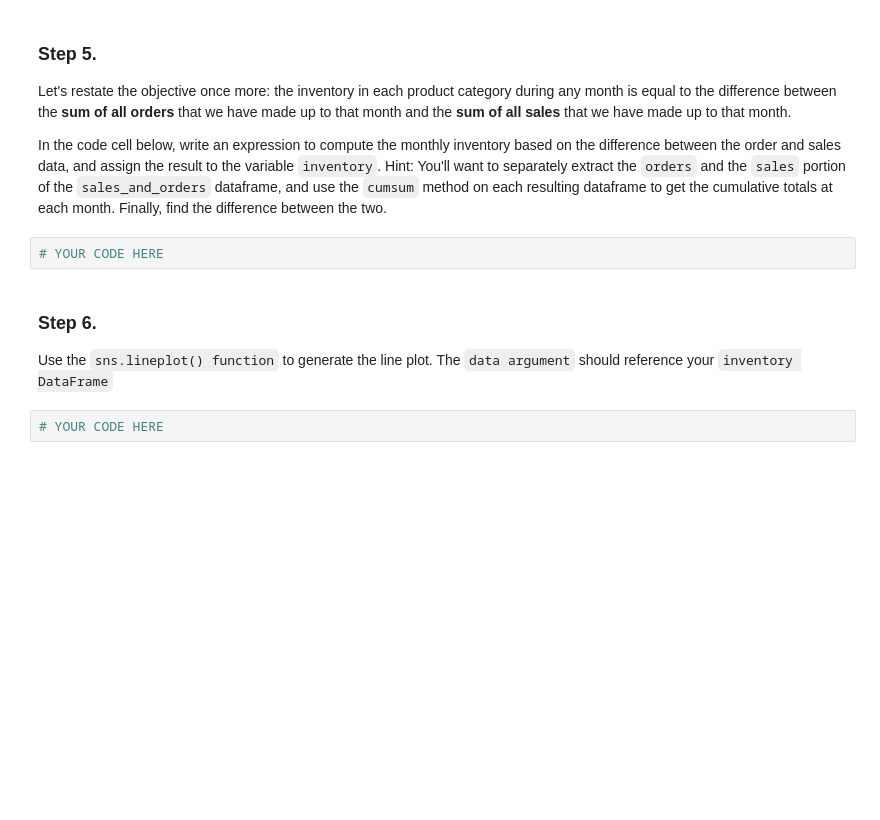
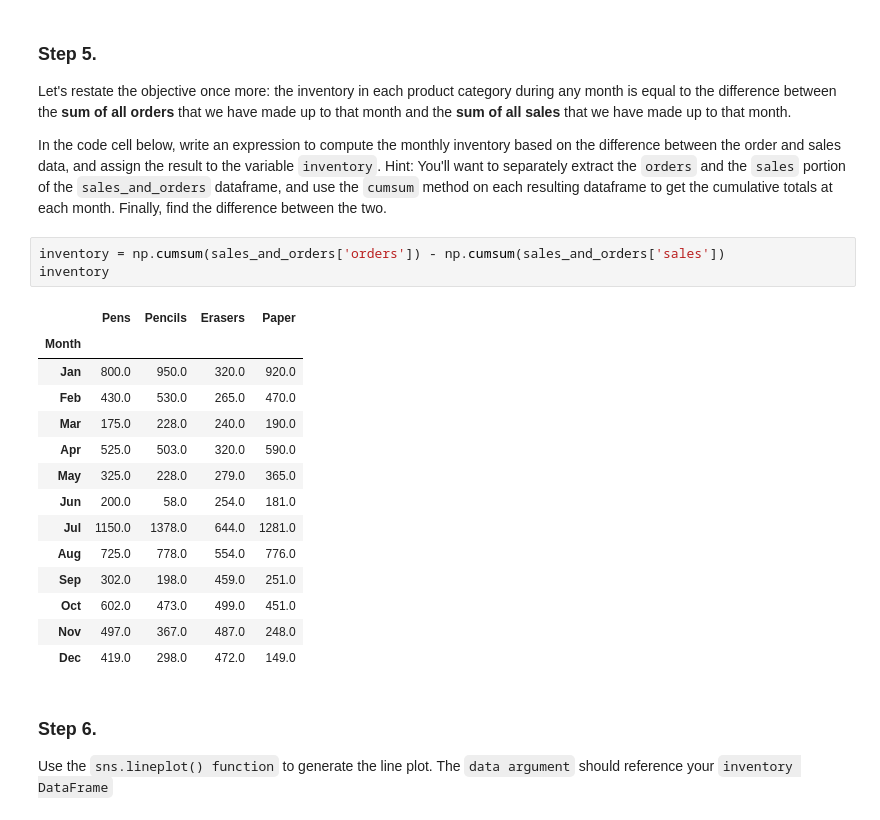
Before and after one commit to brownieboi3128/CIS_340, a Jupyter notebook: 4/4.2/Ex4.2_Visualizing_Joined_Datasets.ipynb, the cells around one changed output. Drawn from its saved outputs; the diff is of its cells as text; blank space fills up the shorter version.

````diff
--- a/4/4.2/Ex4.2_Visualizing_Joined_Datasets.ipynb
+++ b/4/4.2/Ex4.2_Visualizing_Joined_Datasets.ipynb
@@ -85,11 +174,25 @@
 Let's restate the objective once more: the inventory in each product category during any month is equal to the difference between the <b>sum of all orders</b> that we have made up to that month and the <b>sum of all sales</b> that we have made up to that month.
 
 In the code cell below, write an expression to compute the monthly inventory based on the difference between the order and sales data, and assign the result to the variable ```inventory```.  Hint: You'll want to separately extract the `orders` and the `sales` portion of the `sales_and_orders` dataframe, and use the ```cumsum``` method on each resulting dataframe to get the cumulative totals at each month. Finally, find the difference between the two.
-# %%
-# YOUR CODE HERE
+# %%
+inventory = np.cumsum(sales_and_orders['orders']) - np.cumsum(sales_and_orders['sales'])
+inventory
+# %% [output]
+|  | Pens | Pencils | Erasers | Paper |
+| Month |  |  |  |  |
+| Jan | 800.0 | 950.0 | 320.0 | 920.0 |
+| Feb | 430.0 | 530.0 | 265.0 | 470.0 |
+| Mar | 175.0 | 228.0 | 240.0 | 190.0 |
+| Apr | 525.0 | 503.0 | 320.0 | 590.0 |
+| May | 325.0 | 228.0 | 279.0 | 365.0 |
+| Jun | 200.0 | 58.0 | 254.0 | 181.0 |
+| Jul | 1150.0 | 1378.0 | 644.0 | 1281.0 |
+| Aug | 725.0 | 778.0 | 554.0 | 776.0 |
+| Sep | 302.0 | 198.0 | 459.0 | 251.0 |
+| Oct | 602.0 | 473.0 | 499.0 | 451.0 |
+| Nov | 497.0 | 367.0 | 487.0 | 248.0 |
+| Dec | 419.0 | 298.0 | 472.0 | 149.0 |
 # %% [markdown]
 ### Step 6.
 
 Use the `sns.lineplot() function` to generate the line plot. The `data argument` should reference your `inventory DataFrame`
-# %%
-# YOUR CODE HERE
````
Also changed, not shown: parts of 11 cells of this notebook.
